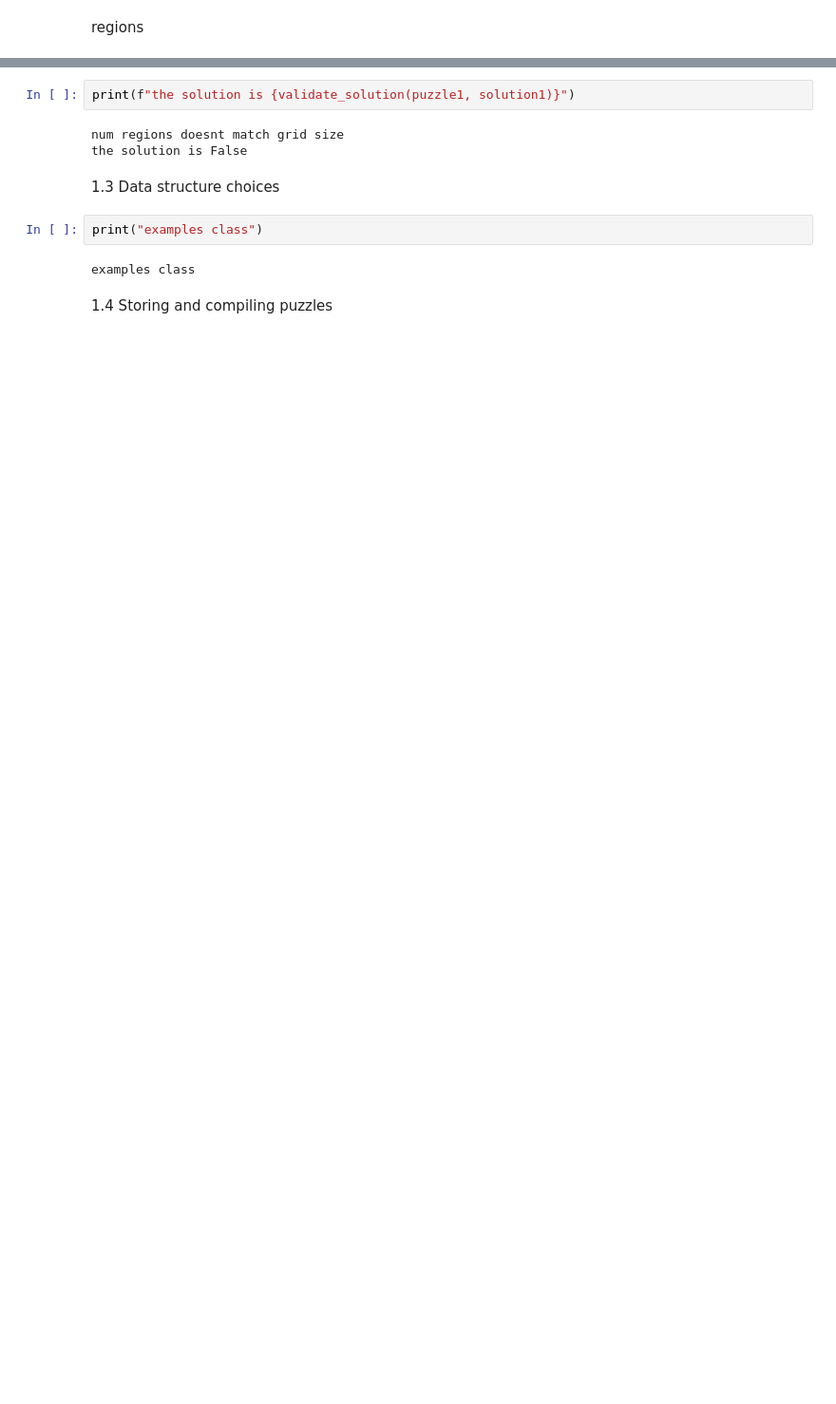
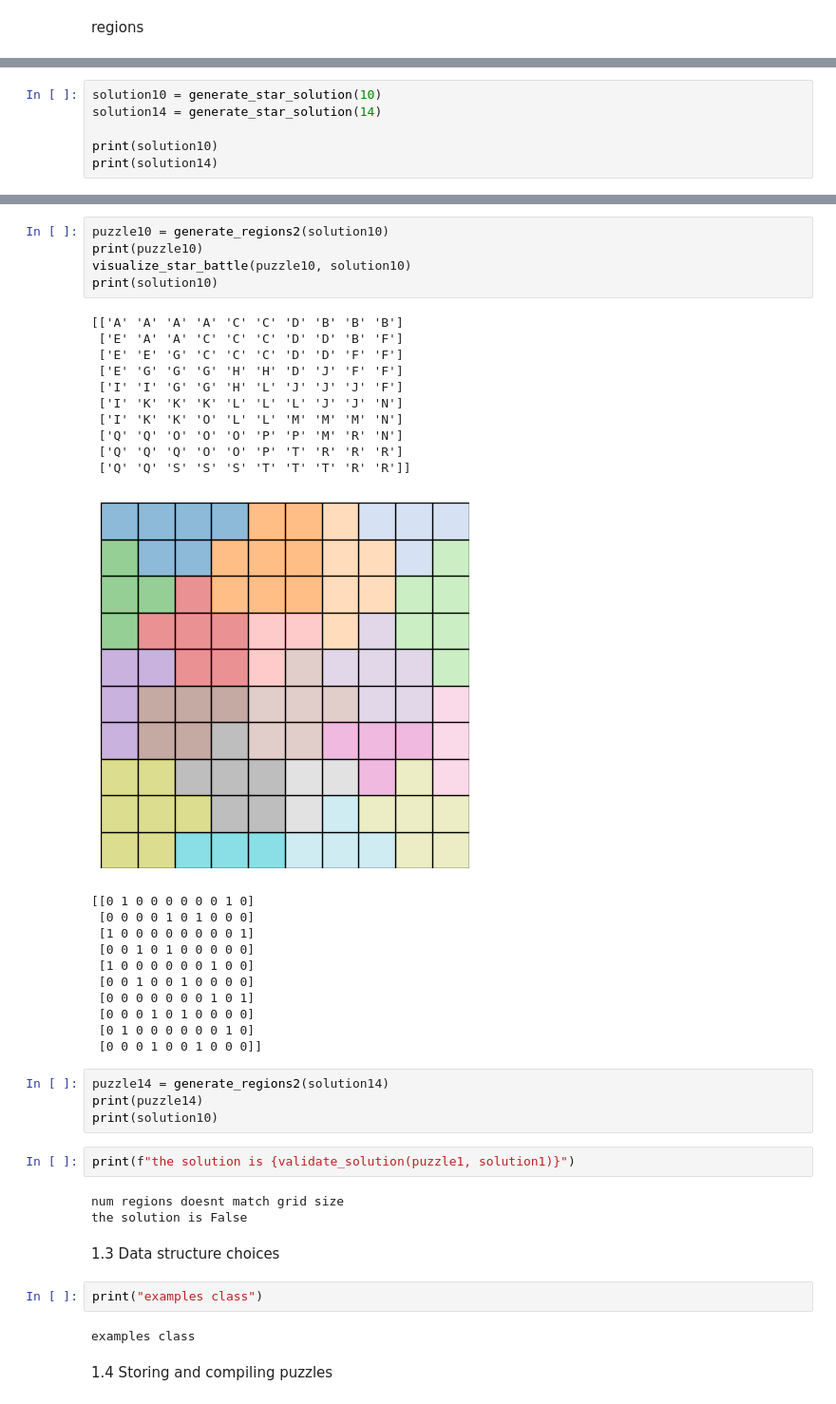
Before and after one commit to smjw/StarBattle, a Jupyter notebook: notebook.ipynb, the cells around one changed output, grey strips where cells are left out. Shown at 95% size. Saved outputs shown, nothing was run; the diff lists cells and outputs as text; blank space fills up the shorter version.

```diff
--- a/notebook.ipynb
+++ b/notebook.ipynb
@@ -344,0 +419,6 @@ print(solution1)
+# %%
+solution10 = generate_star_solution(10)
+solution14 = generate_star_solution(14)
+
+print(solution10)
+print(solution14)
@@ -345,3 +538,34 @@ print(solution1)
+# %%
+puzzle10 = generate_regions2(solution10)
+print(puzzle10)
+visualize_star_battle(puzzle10, solution10)
+print(solution10)
+# %% [output]
+[['A' 'A' 'A' 'A' 'C' 'C' 'D' 'B' 'B' 'B']
+ ['E' 'A' 'A' 'C' 'C' 'C' 'D' 'D' 'B' 'F']
+ ['E' 'E' 'G' 'C' 'C' 'C' 'D' 'D' 'F' 'F']
+ ['E' 'G' 'G' 'G' 'H' 'H' 'D' 'J' 'F' 'F']
+ ['I' 'I' 'G' 'G' 'H' 'L' 'J' 'J' 'J' 'F']
+ ['I' 'K' 'K' 'K' 'L' 'L' 'L' 'J' 'J' 'N']
+ ['I' 'K' 'K' 'O' 'L' 'L' 'M' 'M' 'M' 'N']
+ ['Q' 'Q' 'O' 'O' 'O' 'P' 'P' 'M' 'R' 'N']
+ ['Q' 'Q' 'Q' 'O' 'O' 'P' 'T' 'R' 'R' 'R']
+ ['Q' 'Q' 'S' 'S' 'S' 'T' 'T' 'T' 'R' 'R']]
+[figure, added]
+[[0 1 0 0 0 0 0 0 1 0]
+ [0 0 0 0 1 0 1 0 0 0]
+ [1 0 0 0 0 0 0 0 0 1]
+ [0 0 1 0 1 0 0 0 0 0]
+ [1 0 0 0 0 0 0 1 0 0]
+ [0 0 1 0 0 1 0 0 0 0]
+ [0 0 0 0 0 0 0 1 0 1]
+ [0 0 0 1 0 1 0 0 0 0]
+ [0 1 0 0 0 0 0 0 1 0]
+ [0 0 0 1 0 0 1 0 0 0]]
+# %%
+puzzle14 = generate_regions2(solution14)
+print(puzzle14)
+print(solution10)
 # %%
 print(f"the solution is {validate_solution(puzzle1, solution1)}")
 # %% [output]
```
Also changed, not shown: parts of 11 cells of this notebook.
